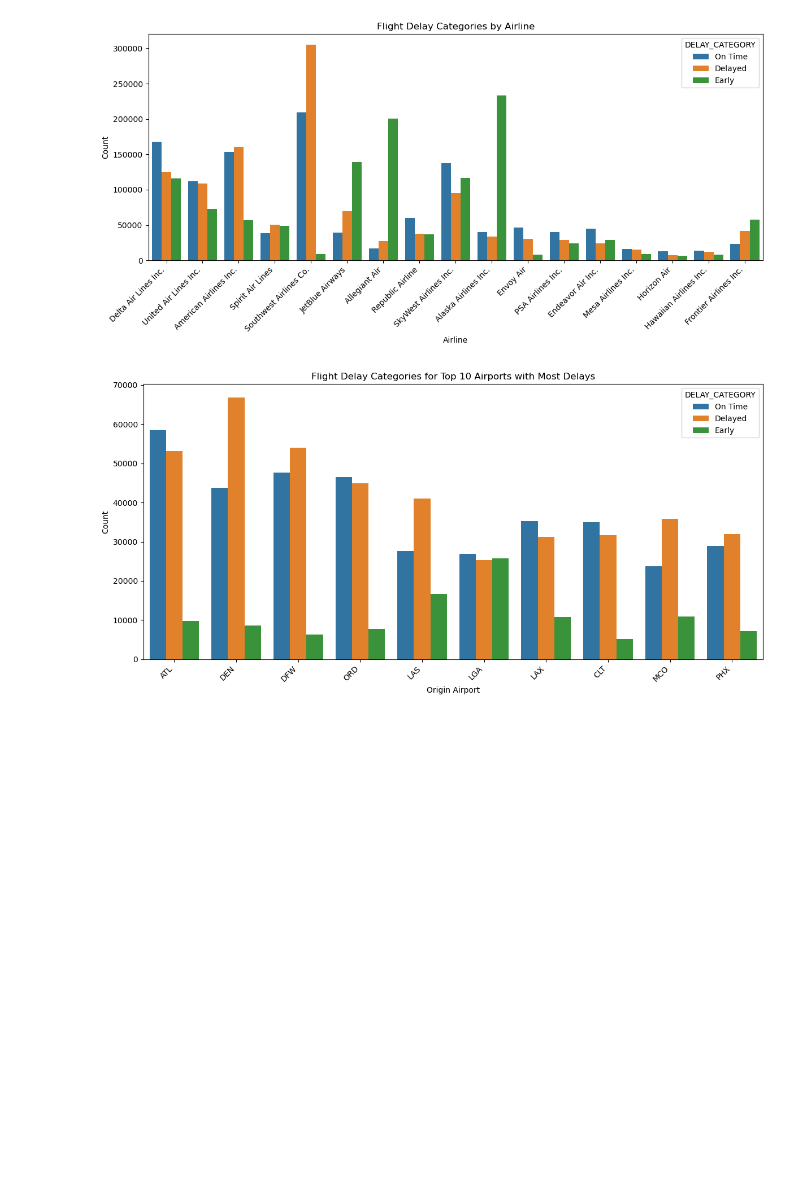
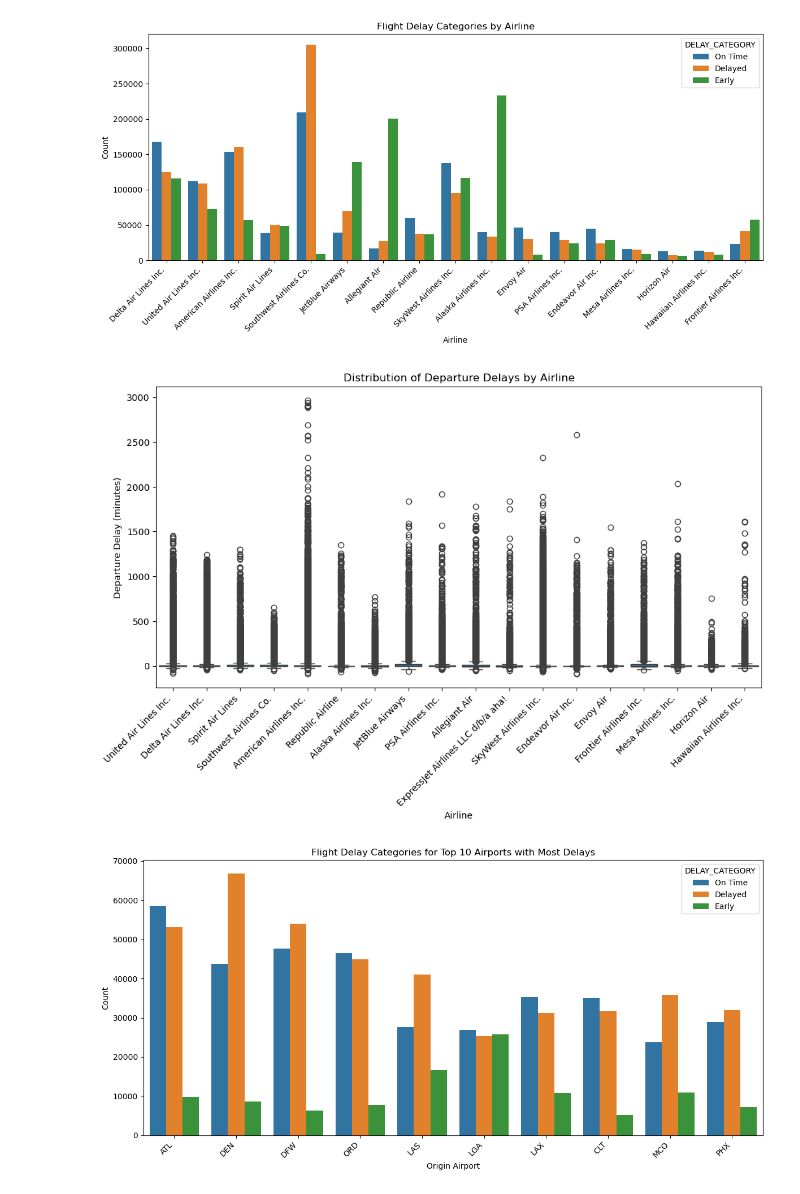
Before and after one commit to mattlundberg/Project-2, a Jupyter notebook: src/main.ipynb, the cells around one changed output. Saved outputs shown, nothing was run; the diff lists cells and outputs as text; code cells hidden in the pictures; blank space fills up the shorter version.

```diff
--- a/src/main.ipynb
+++ b/src/main.ipynb
@@ -62,6 +59,30 @@ plt.tight_layout()
 plt.show()
 # %% [output]
 [figure]
+# %%
+original_flight_data = model_helper.original_flight_dataset
+
+# Create a box plot showing departure delay distribution by airline
+plt.figure(figsize=(12, 6))
+
+# Create boxplot using seaborn
+sns.boxplot(data=original_flight_data, x='AIRLINE', y='DEP_DELAY')
+
+# Rotate x-axis labels for better readability
+plt.xticks(rotation=45, ha='right')
+
+# Add labels and title
+plt.xlabel('Airline')
+plt.ylabel('Departure Delay (minutes)')
+plt.title('Distribution of Departure Delays by Airline')
+
+# Show the plot
+plt.show()
+
+# Show the plot
+plt.show()
+# %% [output]
+[figure, added]
 # %%
 # Get the top 10 airports with most delays
 delayed_flights = flight_data[flight_data['DELAY_CATEGORY'] != 'No Delay']
```
Also changed, not shown: parts of 4 cells of this notebook, 5 other files.
